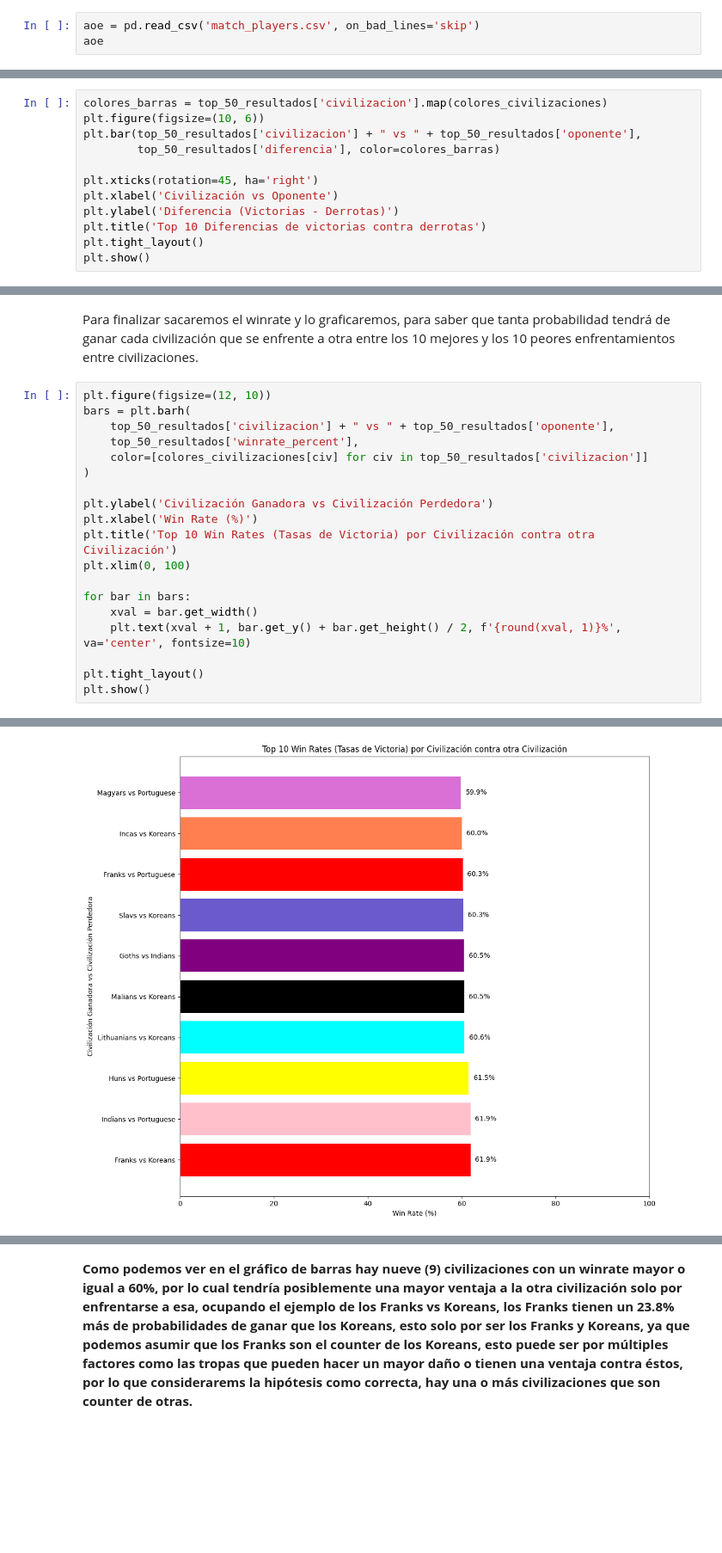
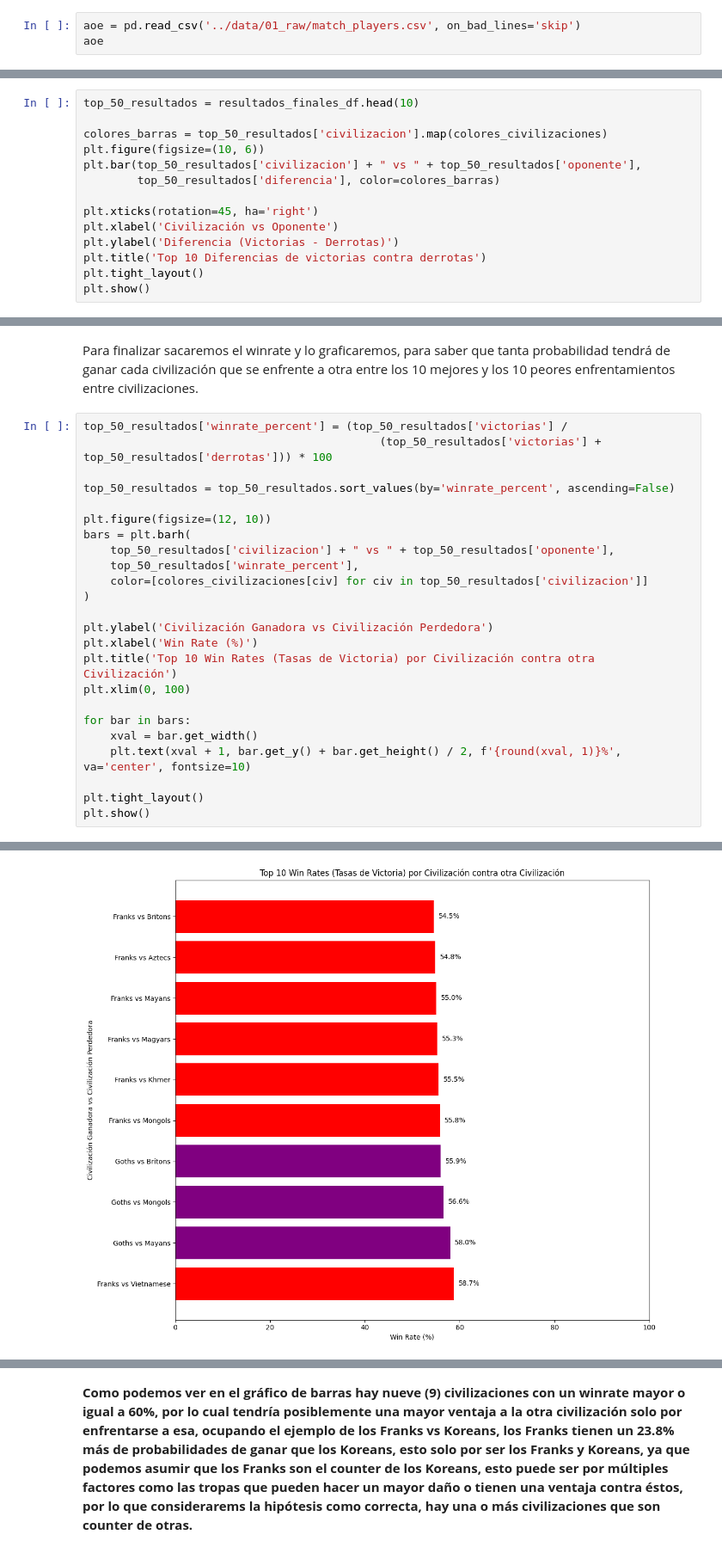
Before and after one commit to JHual6/MachineLearning, a Jupyter notebook: notebooks/Informe_Técnico_FMY0100.ipynb, the cells around one changed output, grey strips where cells are left out. Shown at 86% size. Cells and saved outputs as stored; diff of their text form; blank space fills up the shorter version.

```diff
--- a/notebooks/Informe_Técnico_FMY0100.ipynb
+++ b/notebooks/Informe_Técnico_FMY0100.ipynb
@@ -74,7 +74,7 @@ Se realiza la importación del archivo saltando las filas que tengan errores, es
 # %% [markdown]
 *Aclaración: Puede que muchos datos sean menores, esto se debe a que el detaset es muy grande y no está totalmente actualizado, por lo que al cargar los datos pueden ocurrir errores al cargar filas
 # %%
-aoe = pd.read_csv('match_players.csv', on_bad_lines='skip')
+aoe = pd.read_csv('../data/01_raw/match_players.csv', on_bad_lines='skip')
 aoe
 # %% [output]
 |  | token | match | rating | color | civ | team | winner |
@@ -406,6 +390,8 @@ resultados_finales_df = resultados_finales_df.sort_values(by=['diferencia'], asc
 # %% [markdown]
 Ahora pasaremos a mostrar el gráfico sobre la diferencias entre las victorias y las derrotas entre las civilizaciones, siendo la primera la que tiene la victoria y la segunda que se muestra teniendo la derrota. para esto se ocuparán 10 datos para mostrar los más relevantes y poder leer las civilizaciones correctamente
 # %%
+top_50_resultados = resultados_finales_df.head(10)
+
 colores_barras = top_50_resultados['civilizacion'].map(colores_civilizaciones)
 plt.figure(figsize=(10, 6))
 plt.bar(top_50_resultados['civilizacion'] + " vs " + top_50_resultados['oponente'],
@@ -422,6 +408,11 @@ plt.show()
 # %% [markdown]
 Para finalizar sacaremos el winrate y lo graficaremos, para saber que tanta probabilidad tendrá de ganar cada civilización que se enfrente a otra entre los 10 mejores y los 10 peores enfrentamientos entre civilizaciones.
 # %%
+top_50_resultados['winrate_percent'] = (top_50_resultados['victorias'] /
+                                            (top_50_resultados['victorias'] + top_50_resultados['derrotas'])) * 100
+
+top_50_resultados = top_50_resultados.sort_values(by='winrate_percent', ascending=False)
+
 plt.figure(figsize=(12, 10))
 bars = plt.barh(
     top_50_resultados['civilizacion'] + " vs " + top_50_resultados['oponente'],
@@ -444,2 +440,2 @@ plt.show()
-[figure, old version]
+[figure, new version]
 # %%
```
Also changed, not shown: parts of 5 cells of this notebook, 16 other files.
